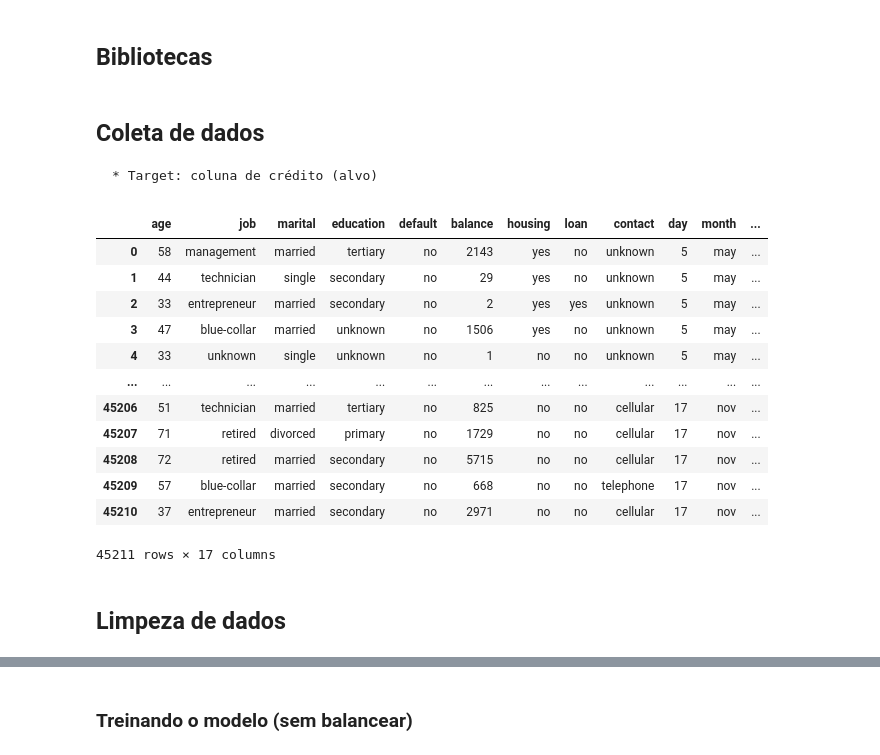
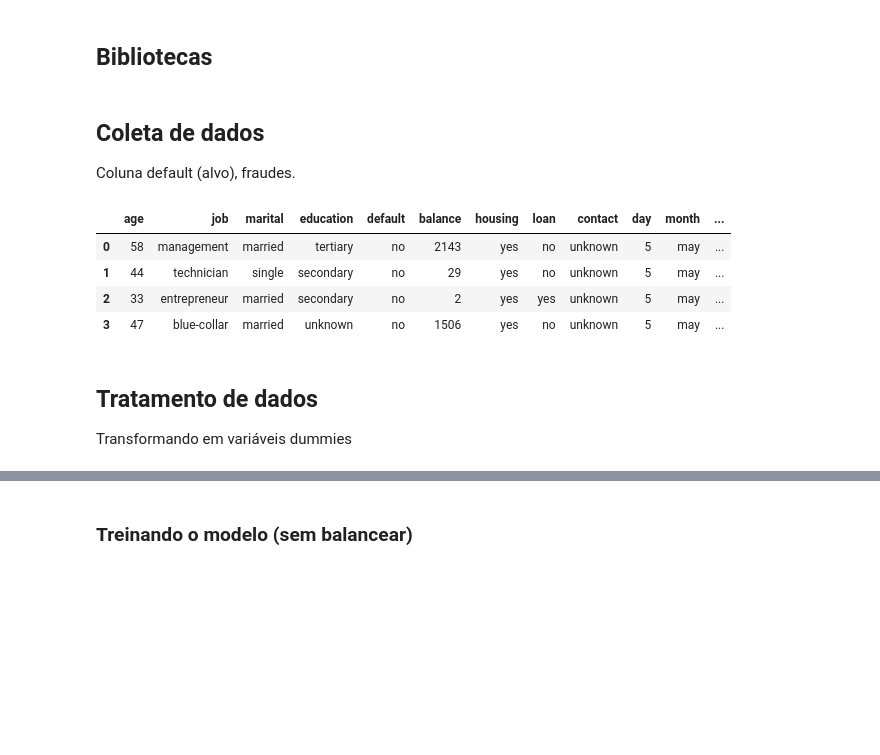
Before and after one commit to dev-daniel-amorim/DS-Balanceamento_de_classes, a Jupyter notebook: Balanceamento de classes.ipynb, the cells around one changed output, grey strips where cells are left out. Cells and saved outputs as stored; diff of their text form; code cells hidden in the pictures; blank space fills up the shorter version.

```diff
--- a/Balanceamento de classes.ipynb
+++ b/Balanceamento de classes.ipynb
@@ -20,24 +22,16 @@ from imblearn.under_sampling import NearMiss
 import seaborn as sns
 # %% [markdown]
 ## Coleta de dados
-
-    * Target: coluna de crédito (alvo)
+Coluna default (alvo), fraudes.
 # %%
 df = pd.read_csv("bank-full.csv", sep=',' )
-display(df)
+df.head(4)
 # %% [output]
 |  | age | job | marital | education | default | balance | housing | loan | contact | day | month | ... |
 | 0 | 58 | management | married | tertiary | no | 2143 | yes | no | unknown | 5 | may | ... |
 | 1 | 44 | technician | single | secondary | no | 29 | yes | no | unknown | 5 | may | ... |
 | 2 | 33 | entrepreneur | married | secondary | no | 2 | yes | yes | unknown | 5 | may | ... |
 | 3 | 47 | blue-collar | married | unknown | no | 1506 | yes | no | unknown | 5 | may | ... |
-| 4 | 33 | unknown | single | unknown | no | 1 | no | no | unknown | 5 | may | ... |
-| ... | ... | ... | ... | ... | ... | ... | ... | ... | ... | ... | ... | ... |
-| 45206 | 51 | technician | married | tertiary | no | 825 | no | no | cellular | 17 | nov | ... |
-| 45207 | 71 | retired | divorced | primary | no | 1729 | no | no | cellular | 17 | nov | ... |
-| 45208 | 72 | retired | married | secondary | no | 5715 | no | no | cellular | 17 | nov | ... |
-| 45209 | 57 | blue-collar | married | secondary | no | 668 | no | no | telephone | 17 | nov | ... |
-| 45210 | 37 | entrepreneur | married | secondary | no | 2971 | no | no | cellular | 17 | nov | ... |
-45211 rows × 17 columns
 # %% [markdown]
-## Limpeza de dados
+## Tratamento de dados
+Transformando em variáveis dummies
```
Also changed, not shown: parts of 50 cells of this notebook.
